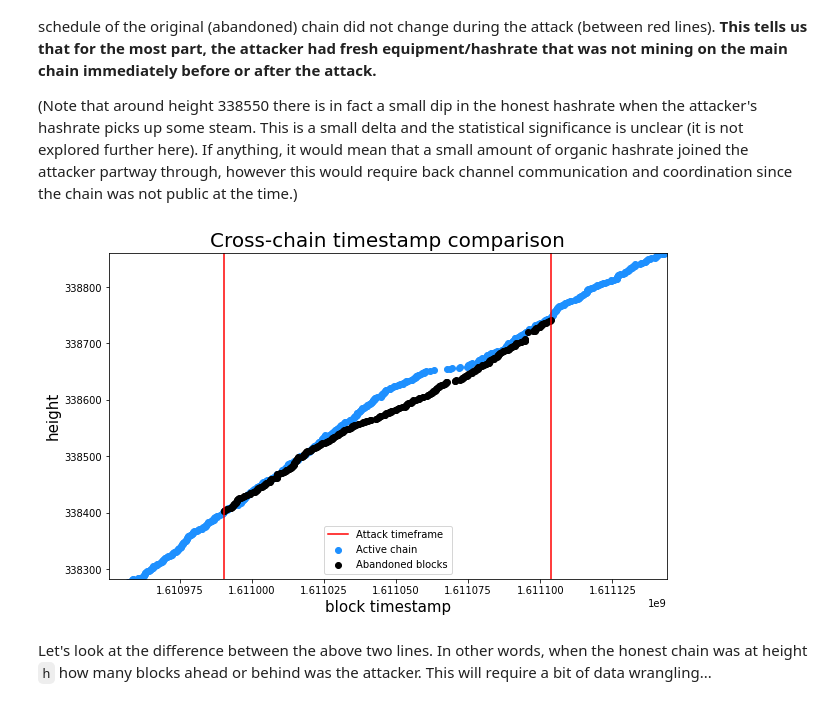
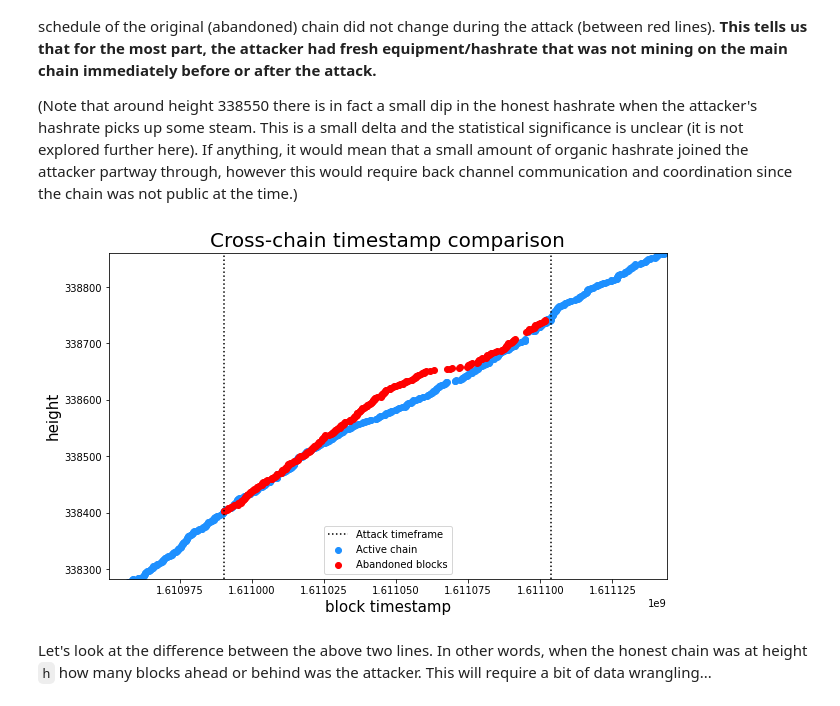
Before and after one commit to Mitchellpkt/firo-forensics, a Jupyter notebook: analysis/jupyter-python-firo-forensics.ipynb, the cells around one changed output. Drawn from its saved outputs; the diff is of its cells as text; code cells hidden in the pictures.

Commit message:
adds honest vs attack for time series plot

```diff
--- a/analysis/jupyter-python-firo-forensics.ipynb
+++ b/analysis/jupyter-python-firo-forensics.ipynb
@@ -393,28 +393,28 @@ The above scenario is NOT what is observed in the data. The below plot shows tha
 (Note that around height 338550 there is in fact a small dip in the honest hashrate when the attacker's hashrate picks up some steam. This is a small delta and the statistical significance is unclear (it is not explored further here). If anything, it would mean that a small amount of organic hashrate joined the attacker partway through, however this would require back channel communication and coordination since the chain was not public at the time.)
 # %%
 data_dictionary = [
-    {'y': active_blocks['height'],
-     'x': active_blocks['time'],
+    {'y': honest_blocks_df['height'],
+     'x': honest_blocks_df['time'],
      'markercolor': 'dodgerblue',
-     'label': "active chain"},
+     'label': "honest blocks"},
 
-    {'y': abandoned_blocks['height'],
-        'x': abandoned_blocks['time'],
-        'markercolor': 'k',
-        'label': "abandoned chain"}
+    {'y': attack_blocks['height'],
+    'x': attack_blocks['time'],
+    'markercolor': 'r',
+    'label': "attacker blocks"}
 ]
 
 height_buffer = 120
 time_buffer = 40000
 isli.scatterDictionary(data_dictionary, legend=True, xlabel='block timestamp', ylabel='height',
                        xlim=(min(abandoned_blocks['time'])-time_buffer, max(abandoned_blocks['time'])+time_buffer),
                        ylim=(min(abandoned_blocks['height'])-height_buffer, max(abandoned_blocks['height'])+height_buffer), figsize=(10,6), title='Cross-chain timestamp comparison')
 
-plt.axvline(x=min(abandoned_blocks['time']), color='r')
+plt.axvline(x=min(abandoned_blocks['time']), color='k', linestyle=':')
 plt.legend(('Attack timeframe', 'Active chain', 'Abandoned blocks'))
-plt.axvline(x=max(abandoned_blocks['time']), color='r');
+plt.axvline(x=max(abandoned_blocks['time']), color='k', linestyle=':');
 # %% [output]
-[figure, old version]
+[figure, new version]
 # %% [markdown]
 Let's look at the difference between the above two lines. In other words, when the honest chain was at height `h` how many blocks ahead or behind was the attacker. This will require a bit of data wrangling...
 # %% [markdown]
```
Also changed, not shown: parts of 1 cell of this notebook.
